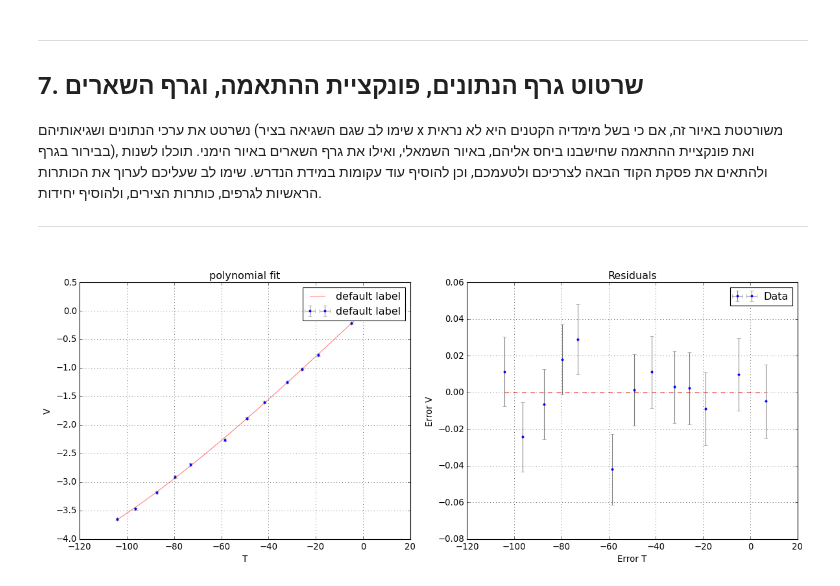
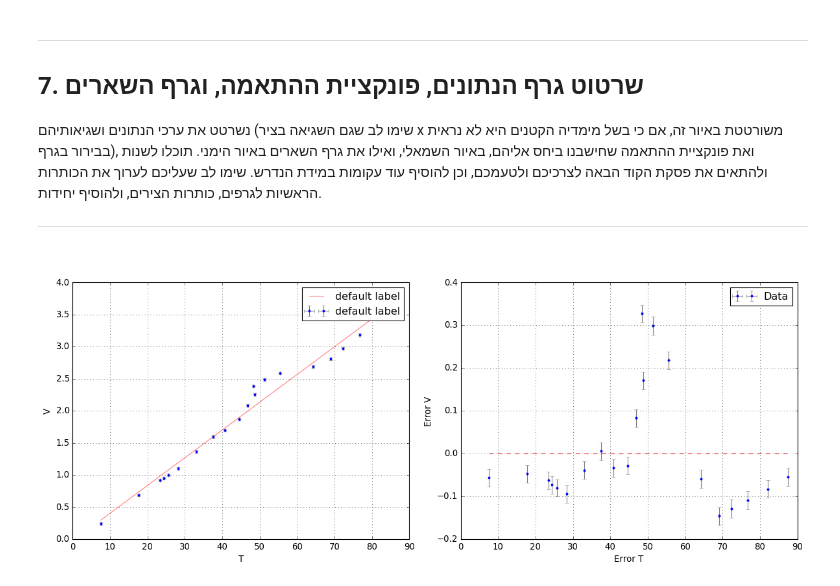
Before and after one commit to alumni1606/Lab-Reports, a Jupyter notebook: Thermo-couple/LabA_data_processing.ipynb, the cells around one changed output. Drawn from its saved outputs; the diff is of its cells as text; code cells hidden in the pictures.

Commit message:
Astrophysics and thermo couple updates

```diff
--- a/Thermo-couple/LabA_data_processing.ipynb
+++ b/Thermo-couple/LabA_data_processing.ipynb
@@ -49,7 +49,7 @@ from scipy.odr import Model, ODR, RealData
 
 ---
 # %%
-file_path = r"/Users/eliehabib/Desktop/personal /code/latex/Thermo-couple/temp.xlsx" # Replace with your file path: r"/content/<your file name>.xlsx"
+file_path = r"/Users/eliehabib/Desktop/school/Lab/Reports/Lab-Reports/Thermo-couple/temp.xlsx" # Replace with your file path: r"/content/<your file name>.xlsx"
 sheet_number = 0 # Replace with your sheet number (1st sheet = 0)
 data = pd.read_excel(file_path, sheet_name=sheet_number)
 data[:5]
@@ -240,5 +240,5 @@ plt.show()
 # %%
-fit_func = parabolic # Choose your fit function name
+fit_func = linear # Choose your fit function name
 initial_guesses = (0, 0, 0, 0) # Define the initial guesses for the parameters in list "A" (make sure they are the same length, and in the same order!)
 fit_params, fit_params_error, fit_cov, output = odr_fit(fit_func, initial_guesses, x, delta_x, y, delta_y)
 residuals, degrees_of_freedom, chi2_red, p_val = calc_stats(x, y, fit_params, output)
@@ -293,33 +294,33 @@ x_fit = np.linspace(min(x), max(x), 10*len(x))
 y_fit = fit_func(fit_params, x_fit)
 axs[0].errorbar(x, y, xerr=delta_x, yerr=delta_y, fmt='.b', label='default label', ecolor='gray') # Change the label
 axs[0].plot(x_fit, y_fit, label='default label', c='r', alpha=0.5) # Change the label
 
 # If you want to plot multiple functions, change here the relevant parameters (x, y, xerr, yerr, label). Otherwise, uncomment the 2 next lines:
 #axs[0].errorbar(x + 0.2, y + 0.3, xerr=delta_x, yerr=delta_y, fmt='.g', label='Data', ecolor='gray')
 #axs[0].plot(x_fit + 0.2, y_fit + 0.3, label='Fit', c='k', alpha=0.5)
 
-axs[0].set_title('polynomial fit')  # Add here the full title for the fit
+axs[0].set_title(' ')  # Add here the full title for the fit
 axs[0].set_xlabel('T') # Change x-axis label if needed
 axs[0].set_ylabel('V') # Change y-axis label if needed
 
 axs[0].grid(True)
 axs[0].legend()
 
 axs[1].errorbar(x, residuals, xerr=delta_x, yerr=delta_y, fmt='.b', label="Data", ecolor='gray')
 axs[1].hlines(0, min(x), max(x), colors='r', linestyles='dashed')
 
-axs[1].set_title('Residuals') # Add here the full title for the residuals
+axs[1].set_title('') # Add here the full title for the residuals
 axs[1].set_xlabel('Error T') # Change column names
 axs[1].set_ylabel('Error V') # Change column names if needed
 
 axs[1].grid(True)
 axs[1].legend()
 
 for ax in axs:
     ax.get_yaxis().get_major_formatter().set_useOffset(False)
 
 
 plt.tight_layout()
 plt.show()
 # %% [output]
-[figure, old version]
+[figure, new version]
```
Also changed, not shown: parts of 4 cells of this notebook, 29 other files.
